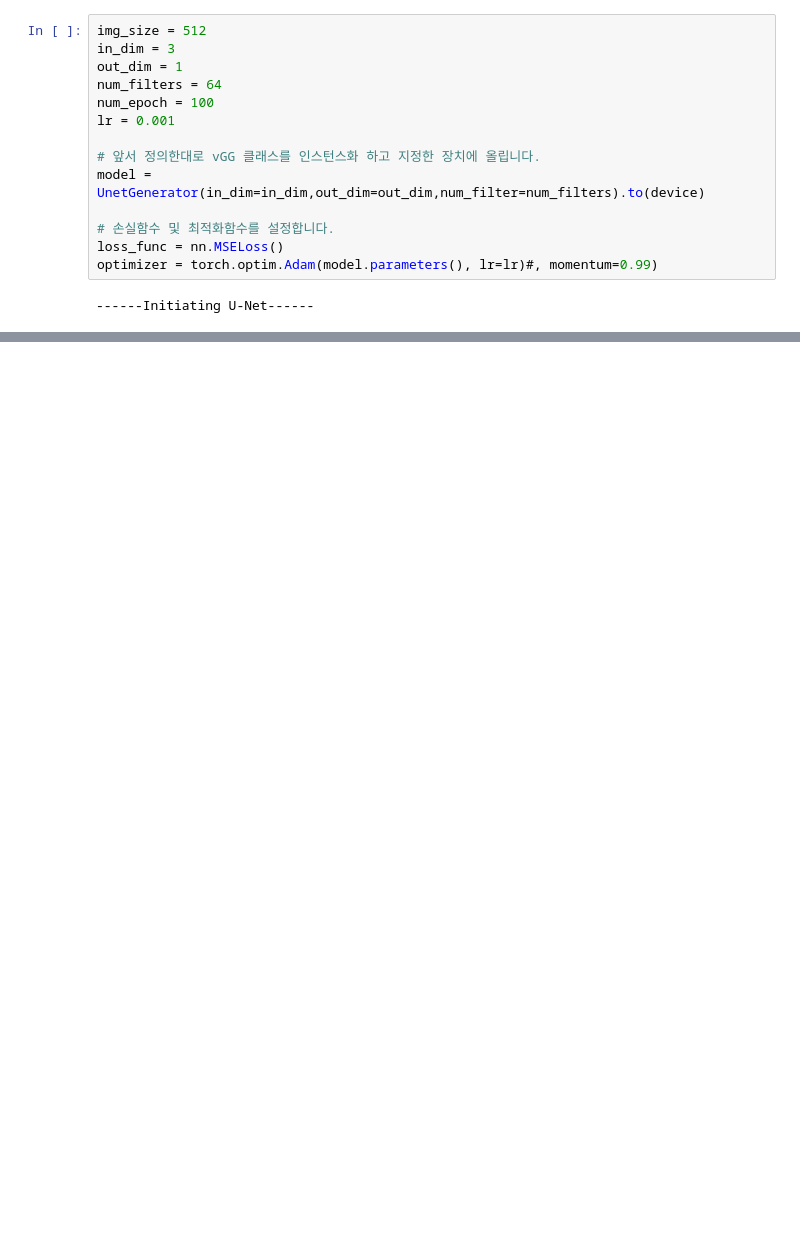
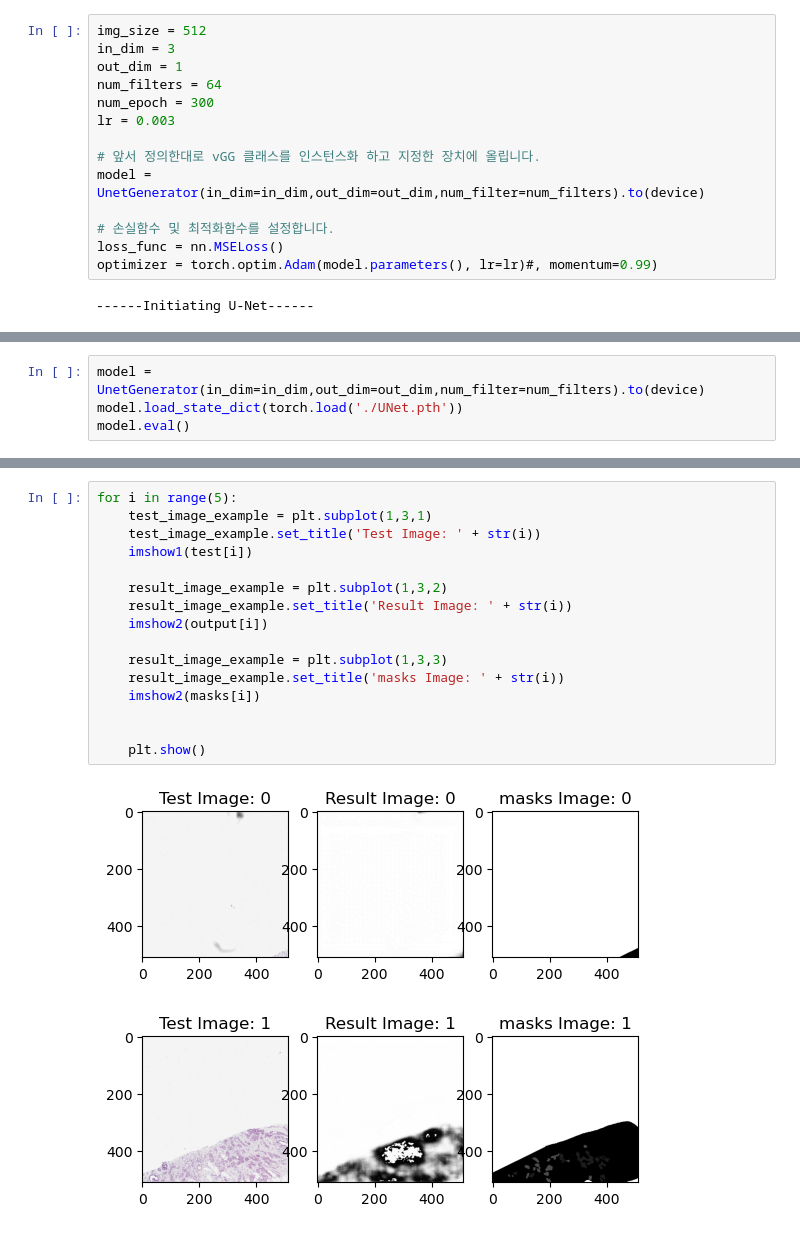
Before and after one commit to Can-De/Dacon_Can_de, a Jupyter notebook: WorkSpace/YUN/Open_CV_YUN.ipynb, the cells around one changed output, grey strips where cells are left out. Saved outputs shown, nothing was run; the diff lists cells and outputs as text; blank space fills up the shorter version.

Commit message:
yun_unet

```diff
--- a/WorkSpace/YUN/Open_CV_YUN.ipynb
+++ b/WorkSpace/YUN/Open_CV_YUN.ipynb
@@ -462,8 +464,8 @@ img_size = 512
 in_dim = 3
 out_dim = 1
 num_filters = 64
-num_epoch = 100
-lr = 0.001
+num_epoch = 300
+lr = 0.003
 
 # 앞서 정의한대로 vGG 클래스를 인스턴스화 하고 지정한 장치에 올립니다.
 model = UnetGenerator(in_dim=in_dim,out_dim=out_dim,num_filter=num_filters).to(device)
@@ -498,0 +506,4 @@ for i in tqdm(range(num_epoch)):
+# %%
+model = UnetGenerator(in_dim=in_dim,out_dim=out_dim,num_filter=num_filters).to(device)
+model.load_state_dict(torch.load('./UNet.pth'))
+model.eval()
@@ -498,0 +572,19 @@ for i in tqdm(range(num_epoch)):
+# %%
+for i in range(5):
+    test_image_example = plt.subplot(1,3,1)
+    test_image_example.set_title('Test Image: ' + str(i))
+    imshow1(test[i])
+
+    result_image_example = plt.subplot(1,3,2)
+    result_image_example.set_title('Result Image: ' + str(i))
+    imshow2(output[i])
+
+    result_image_example = plt.subplot(1,3,3)
+    result_image_example.set_title('masks Image: ' + str(i))
+    imshow2(masks[i])
+
+
+    plt.show()
+# %% [output]
+[figure, added]
+[figure, added]
```
Also changed, not shown: parts of 20 cells of this notebook.
